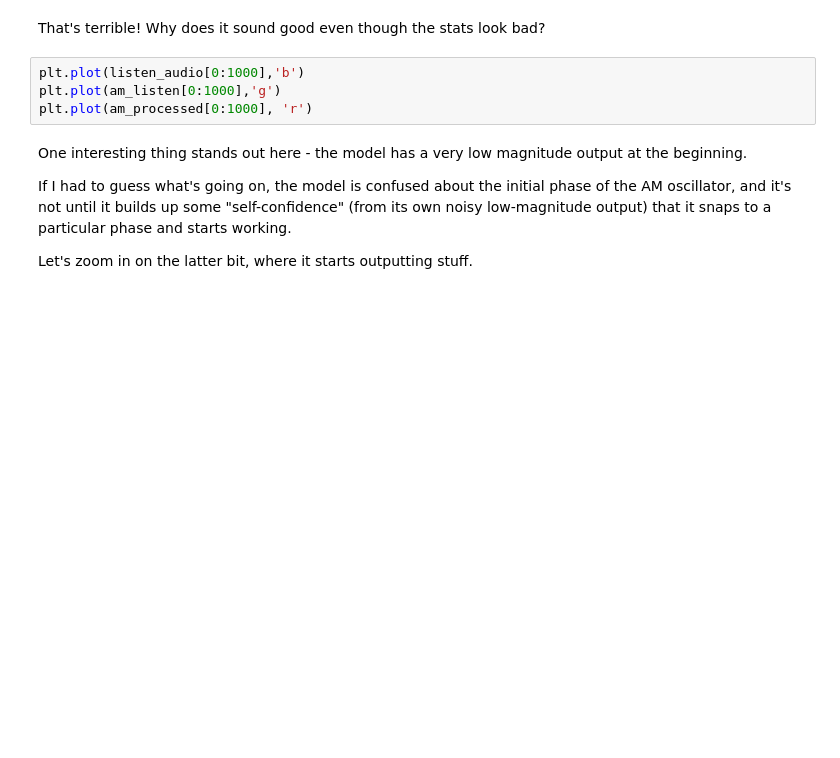
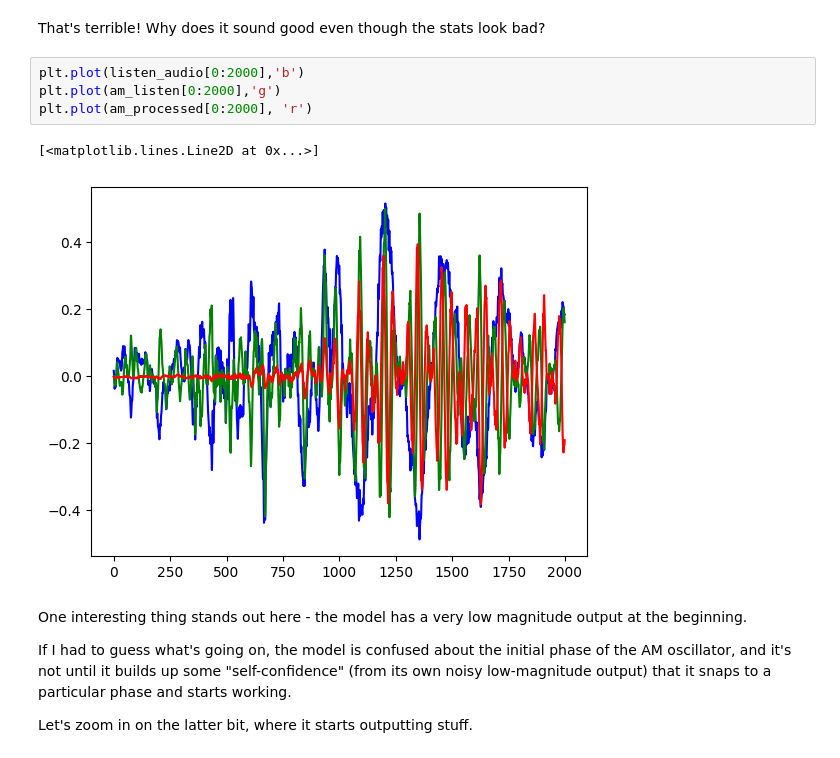
Before and after one commit to wyager/audiofx, a Jupyter notebook: audiofx.ipynb, the cells around one changed output. Saved outputs shown, nothing was run; the diff lists cells and outputs as text; blank space fills up the shorter version.

```diff
--- a/audiofx.ipynb
+++ b/audiofx.ipynb
@@ -579,9 +608,12 @@ print(f"Error max: {err.max()}")
 # %% [markdown]
 That's terrible! Why does it sound good even though the stats look bad?
 # %%
-plt.plot(listen_audio[0:1000],'b')
-plt.plot(am_listen[0:1000],'g')
-plt.plot(am_processed[0:1000], 'r')
+plt.plot(listen_audio[0:2000],'b')
+plt.plot(am_listen[0:2000],'g')
+plt.plot(am_processed[0:2000], 'r')
+# %% [output]
+[<matplotlib.lines.Line2D at 0x...>]
+[figure, added]
 # %% [markdown]
 One interesting thing stands out here - the model has a very low magnitude output at the beginning.
 
```
Also changed, not shown: parts of 15 cells of this notebook.
